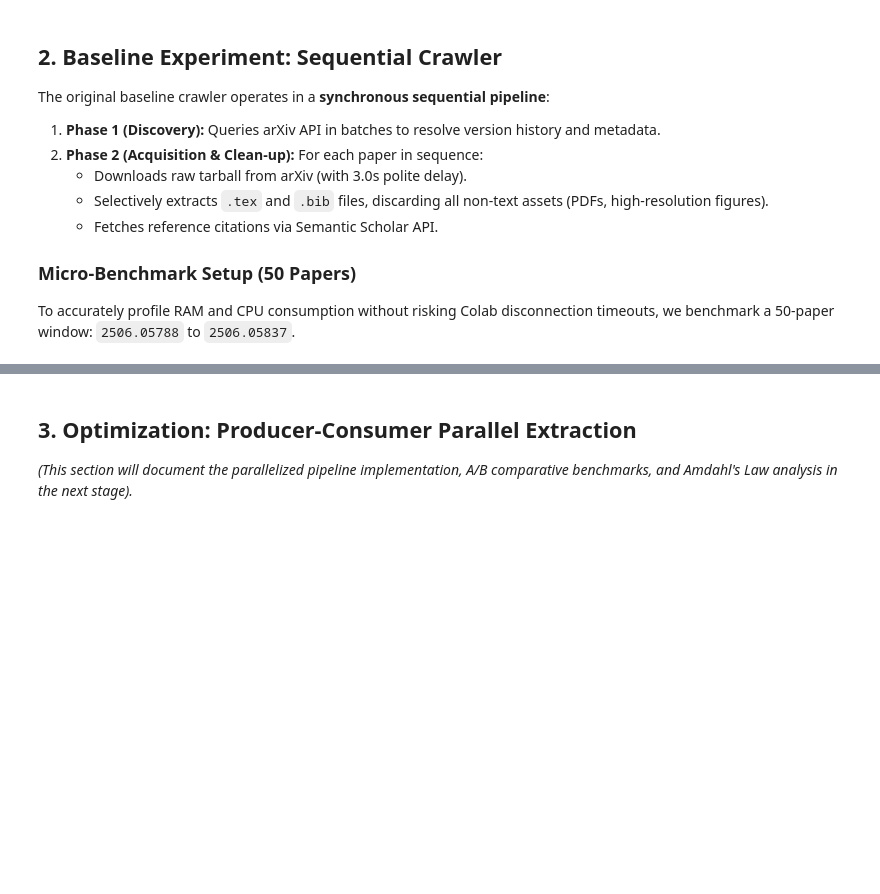
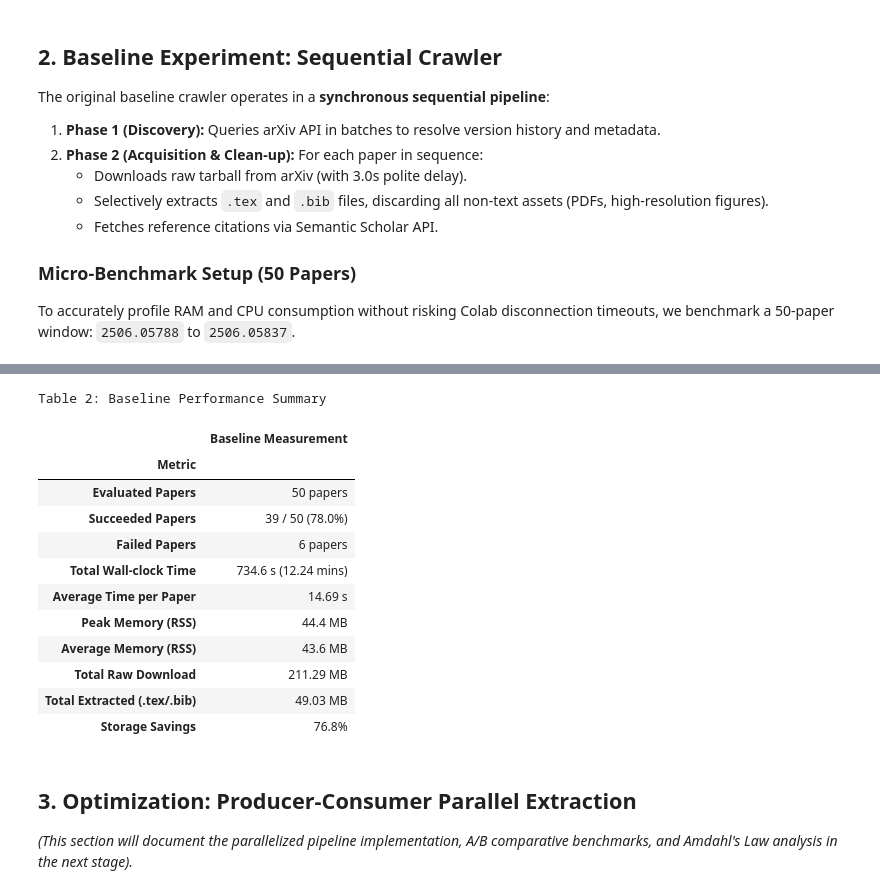
Before and after one commit to QuangPhat101/arXiv-Report, a Jupyter notebook: milestone1/performance.ipynb, the cells around one changed output, grey strips where cells are left out. Cells and saved outputs as stored; diff of their text form; code cells hidden in the pictures; blank space fills up the shorter version.

```diff
--- a/milestone1/performance.ipynb
+++ b/milestone1/performance.ipynb
@@ -396,3 +559,46 @@ else:
+# %%
+if baseline_data is not None:
+    run_info = baseline_data.get("run_summary", {})
+    stor_info = baseline_data.get("storage", {})
+    mem_info = baseline_data.get("memory", {})
+    peak_ram = mem_info.get("peak_ram_mb", 0.0)
+    avg_ram = mem_info.get("avg_ram_mb", 0.0)
+
+    evaluated_p = run_info.get('evaluated_papers', 50)
+    succeeded_p = run_info.get('success_count', 0)
+    failed_p = run_info.get('failed_count', 0)
+    success_rate = (succeeded_p / max(evaluated_p, 1)) * 100
+
+    summary_rows = [
+        ("Evaluated Papers", f"{evaluated_p} papers"),
+        ("Succeeded Papers", f"{succeeded_p} / {evaluated_p} ({success_rate:.1f}%)"),
+        ("Failed Papers", f"{failed_p} papers"),
+        ("Total Wall-clock Time", f"{run_info.get('wall_time_s', 0.0):.1f} s ({run_info.get('wall_time_min', 0.0):.2f} mins)"),
+        ("Average Time per Paper", f"{run_info.get('avg_time_per_paper_s', 0.0):.2f} s"),
+        ("Peak Memory (RSS)", f"{peak_ram:.1f} MB"),
+        ("Average Memory (RSS)", f"{avg_ram:.1f} MB"),
+        ("Total Raw Download", f"{stor_info.get('total_raw_mb', 0.0):.2f} MB"),
+        ("Total Extracted (.tex/.bib)", f"{stor_info.get('total_extracted_mb', 0.0):.2f} MB"),
+        ("Storage Savings", f"{stor_info.get('storage_savings_pct', 0.0):.1f}%"),
+    ]
+    summary_df = pd.DataFrame(summary_rows, columns=["Metric", "Baseline Measurement"]).set_index("Metric")
+    display(summary_df.style.set_caption("Table 2: Baseline Performance Summary"))
+else:
+    print("[!] No baseline data to summarize.")
+# %% [output]
+Table 2: Baseline Performance Summary
+|  | Baseline Measurement |
+| Metric |  |
+| Evaluated Papers | 50 papers |
+| Succeeded Papers | 39 / 50 (78.0%) |
+| Failed Papers | 6 papers |
+| Total Wall-clock Time | 734.6 s (12.24 mins) |
+| Average Time per Paper | 14.69 s |
+| Peak Memory (RSS) | 44.4 MB |
+| Average Memory (RSS) | 43.6 MB |
+| Total Raw Download | 211.29 MB |
+| Total Extracted (.tex/.bib) | 49.03 MB |
+| Storage Savings | 76.8% |
 # %% [markdown]
 ## 3. Optimization: Producer-Consumer Parallel Extraction
 
```
Also changed, not shown: parts of 12 cells of this notebook.
